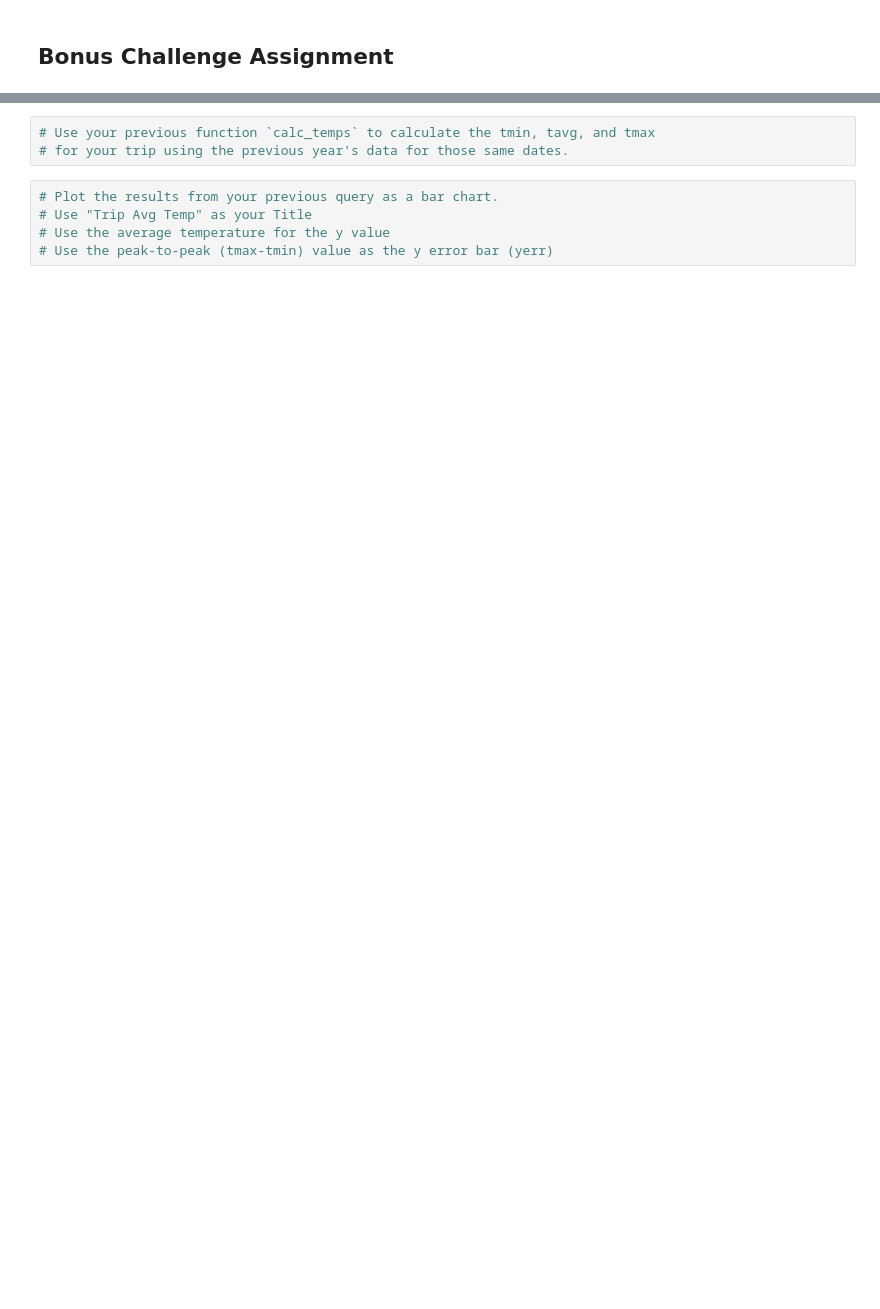
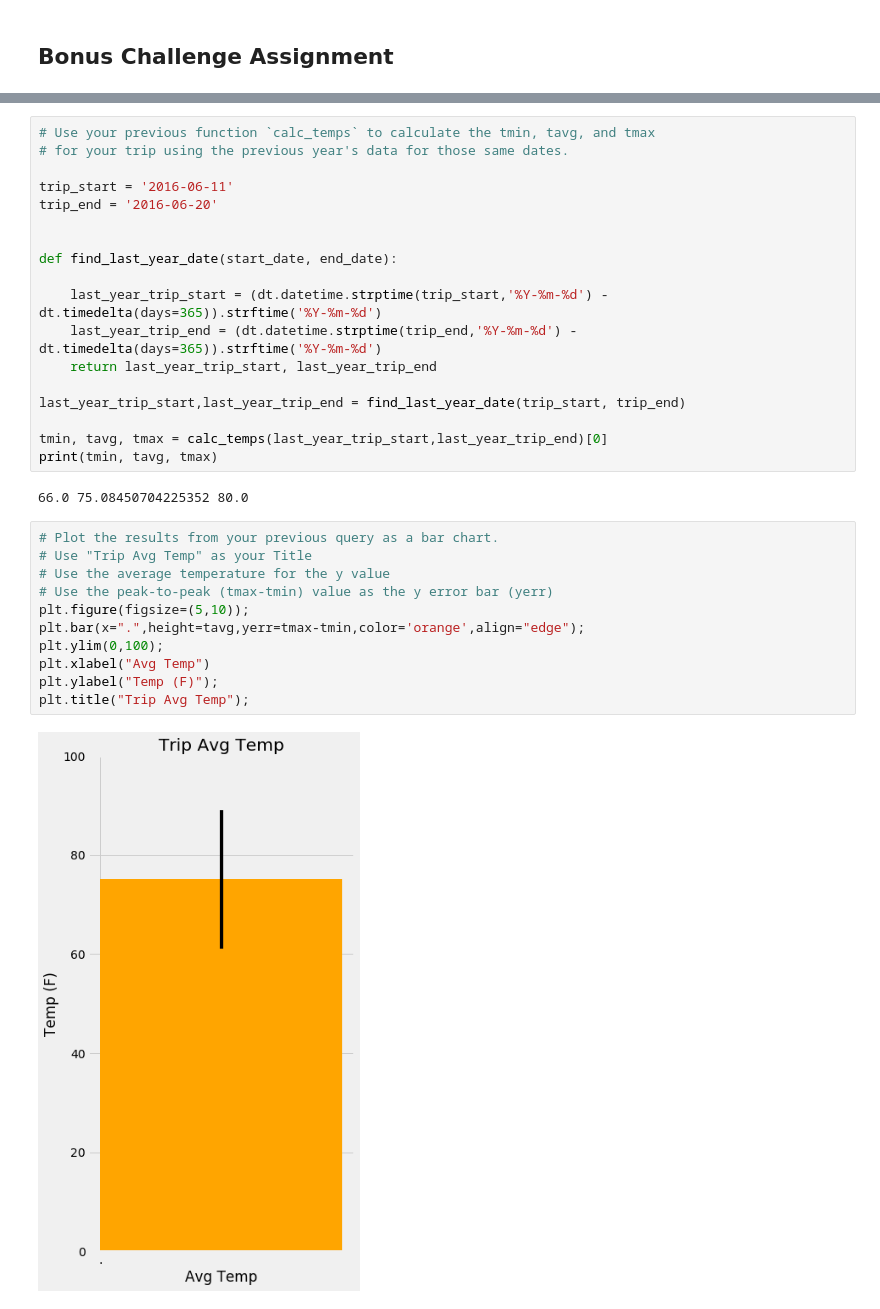
Before and after one commit to olivesun1213/sqlalchemy-challenge, a Jupyter notebook: Unit 10 - Advanced-Data-Storage-and-Retrieval_Homework_Instructions_climate_starter.ipynb, the cells around one changed output, grey strips where cells are left out. Drawn from its saved outputs; the diff is of its cells as text; blank space fills up the shorter version.

```diff
--- a/Unit 10 - Advanced-Data-Storage-and-Retrieval_Homework_Instructions_climate_starter.ipynb
+++ b/Unit 10 - Advanced-Data-Storage-and-Retrieval_Homework_Instructions_climate_starter.ipynb
@@ -83,11 +201,36 @@ print(calc_temps('2012-02-28', '2012-03-05'))
 # %%
 # Use your previous function `calc_temps` to calculate the tmin, tavg, and tmax
 # for your trip using the previous year's data for those same dates.
+
+trip_start = '2016-06-11'
+trip_end = '2016-06-20'
+
+
+def find_last_year_date(start_date, end_date):
+
+    last_year_trip_start = (dt.datetime.strptime(trip_start,'%Y-%m-%d') - dt.timedelta(days=365)).strftime('%Y-%m-%d')
+    last_year_trip_end = (dt.datetime.strptime(trip_end,'%Y-%m-%d') - dt.timedelta(days=365)).strftime('%Y-%m-%d')
+    return last_year_trip_start, last_year_trip_end
+
+last_year_trip_start,last_year_trip_end = find_last_year_date(trip_start, trip_end)
+
+tmin, tavg, tmax = calc_temps(last_year_trip_start,last_year_trip_end)[0]
+print(tmin, tavg, tmax)
+# %% [output]
+66.0 75.08450704225352 80.0
 # %%
 # Plot the results from your previous query as a bar chart.
 # Use "Trip Avg Temp" as your Title
 # Use the average temperature for the y value
 # Use the peak-to-peak (tmax-tmin) value as the y error bar (yerr)
+plt.figure(figsize=(5,10));
+plt.bar(x=".",height=tavg,yerr=tmax-tmin,color='orange',align="edge");
+plt.ylim(0,100);
+plt.xlabel("Avg Temp")
+plt.ylabel("Temp (F)");
+plt.title("Trip Avg Temp");
+# %% [output]
+[figure, added]
 # %%
 # Calculate the total amount of rainfall per weather station for your trip dates using the previous year's matching dates.
 # Sort this in descending order by precipitation amount and list the station, name, latitude, longitude, and elevation
```
Also changed, not shown: parts of 20 cells of this notebook.
